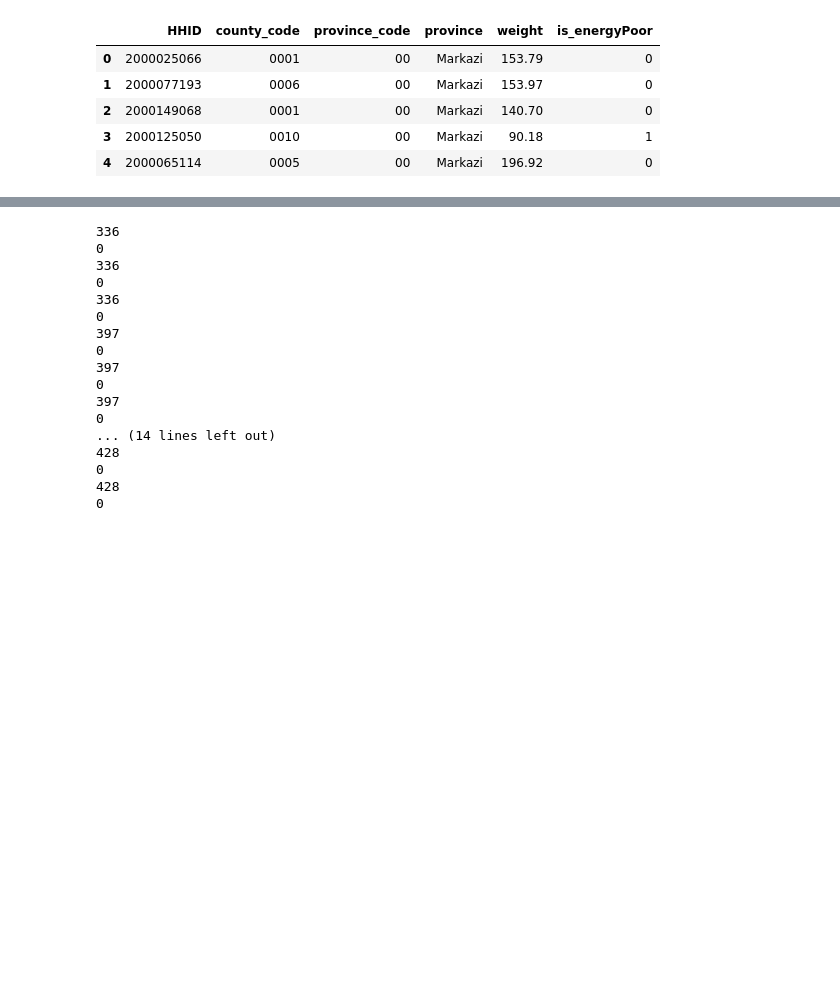
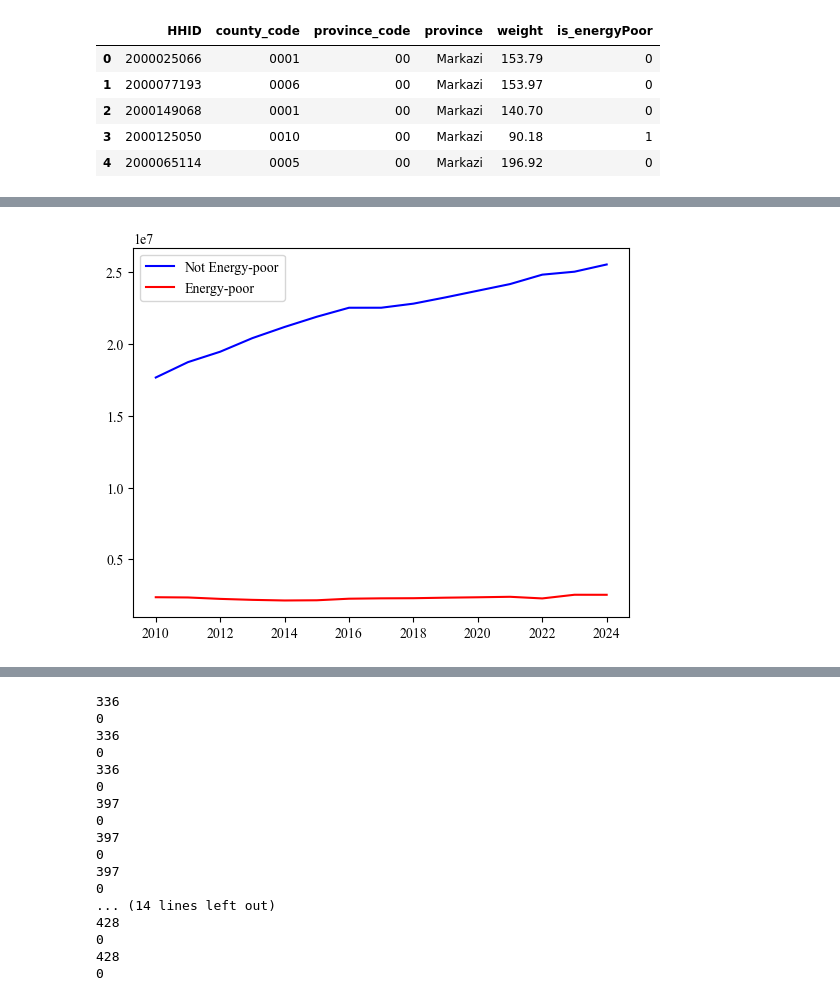
Before and after one commit to sinanarimani/energy-poverty, a Jupyter notebook: evaluation.ipynb, the cells around one changed output, grey strips where cells are left out. Drawn from its saved outputs; the diff is of its cells as text; code cells hidden in the pictures; blank space fills up the shorter version.

```diff
--- a/evaluation.ipynb
+++ b/evaluation.ipynb
@@ -1298,3 +1298,17 @@ data2[["HHID","county_code","province_code","province","weight","is_energyPoor"]
 | 2 | 2000149068 | 0001 | 00 | Markazi | 140.70 | 0 |
 | 3 | 2000125050 | 0010 | 00 | Markazi | 90.18 | 1 |
 | 4 | 2000065114 | 0005 | 00 | Markazi | 196.92 | 0 |
+# %%
+df = data2.groupby(["is_energyPoor","year"]).agg(
+    num_HH = ("weight", "sum")
+).reset_index(drop = False)
+df = pd.pivot(data = df, index = "year", columns= "is_energyPoor", values= "num_HH")
+df.reset_index(drop= False, inplace= True)
+# %%
+df.rename(columns= {
+    0:"Not EnergyPoor",
+    1:"EnergyPoor"
+}, inplace = True)
+df["pop_hh"] = df["Not EnergyPoor"]+ df["EnergyPoor"]
+df["energy_ratio"] = 100*(df["EnergyPoor"]/df["pop_hh"])
+print(df[["year","energy_ratio"]])
@@ -1300,0 +1332,7 @@ data2[["HHID","county_code","province_code","province","weight","is_energyPoor"]
+# %%
+plt.plot(df["year"],df["Not EnergyPoor"], color = "blue", label = "Not Energy-poor")
+plt.plot(df["year"], df["EnergyPoor"], color = "red", label = "Energy-poor")
+plt.legend()
+plt.show()
+# %% [output]
+[figure, added]
```
Also changed, not shown: parts of 8 cells of this notebook, 1 other file.
